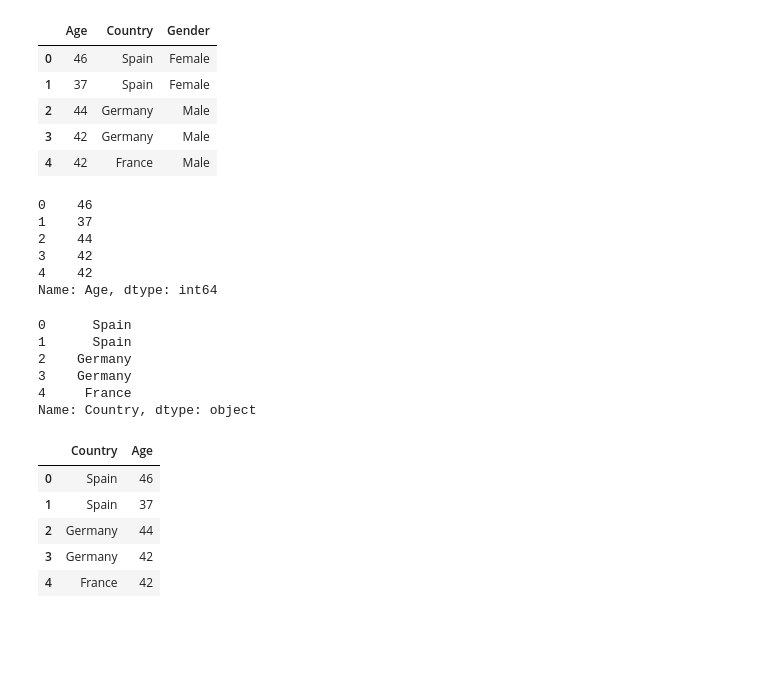
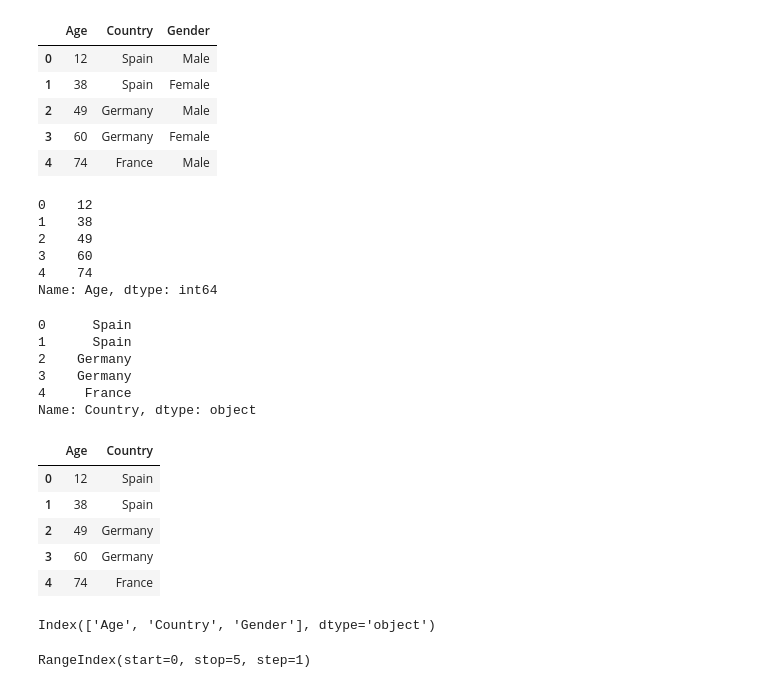
Before and after one commit to AndrejMishsceko/-Python-, a Jupyter notebook: 2_seminar.ipynb, the cells around one changed output. Saved outputs shown, nothing was run; the diff lists cells and outputs as text; code cells hidden in the pictures; blank space fills up the shorter version.

```diff
--- a/2_seminar.ipynb
+++ b/2_seminar.ipynb
@@ -4,25 +58,25 @@ import numpy as np
 # %%
 df = pd.DataFrame({
-    'Age': [46,37,44,42,42],
-    'Country': ['Spain','Spain','Germany','Germany','France'],
-    'Gender': ['Female','Female','Male','Male','Male']
+    'Age': [12, 38, 49, 60, 74],
+    'Country': ['Spain', 'Spain', 'Germany', 'Germany', 'France'],
+    'Gender': ['Male', 'Female', 'Male', 'Female', 'Male']
 })
 df
 # %% [output]
 |  | Age | Country | Gender |
-| 0 | 46 | Spain | Female |
-| 1 | 37 | Spain | Female |
-| 2 | 44 | Germany | Male |
-| 3 | 42 | Germany | Male |
-| 4 | 42 | France | Male |
+| 0 | 12 | Spain | Male |
+| 1 | 38 | Spain | Female |
+| 2 | 49 | Germany | Male |
+| 3 | 60 | Germany | Female |
+| 4 | 74 | France | Male |
 # %%
 df['Age']
 # %% [output]
-0    46
-1    37
-2    44
-3    42
-4    42
+0    12
+1    38
+2    49
+3    60
+4    74
 Name: Age, dtype: int64
 # %%
 df.Country
@@ -34,11 +88,19 @@ df.Country
 4     France
 Name: Country, dtype: object
 # %%
-df[['Country','Age']]
+df[['Age', 'Country']]
 # %% [output]
-|  | Country | Age |
-| 0 | Spain | 46 |
-| 1 | Spain | 37 |
-| 2 | Germany | 44 |
-| 3 | Germany | 42 |
-| 4 | France | 42 |
+|  | Age | Country |
+| 0 | 12 | Spain |
+| 1 | 38 | Spain |
+| 2 | 49 | Germany |
+| 3 | 60 | Germany |
+| 4 | 74 | France |
+# %%
+df.columns
+# %% [output]
+Index(['Age', 'Country', 'Gender'], dtype='object')
+# %%
+df.index
+# %% [output]
+RangeIndex(start=0, stop=5, step=1)
```
Also changed, not shown: parts of 118 cells of this notebook.
